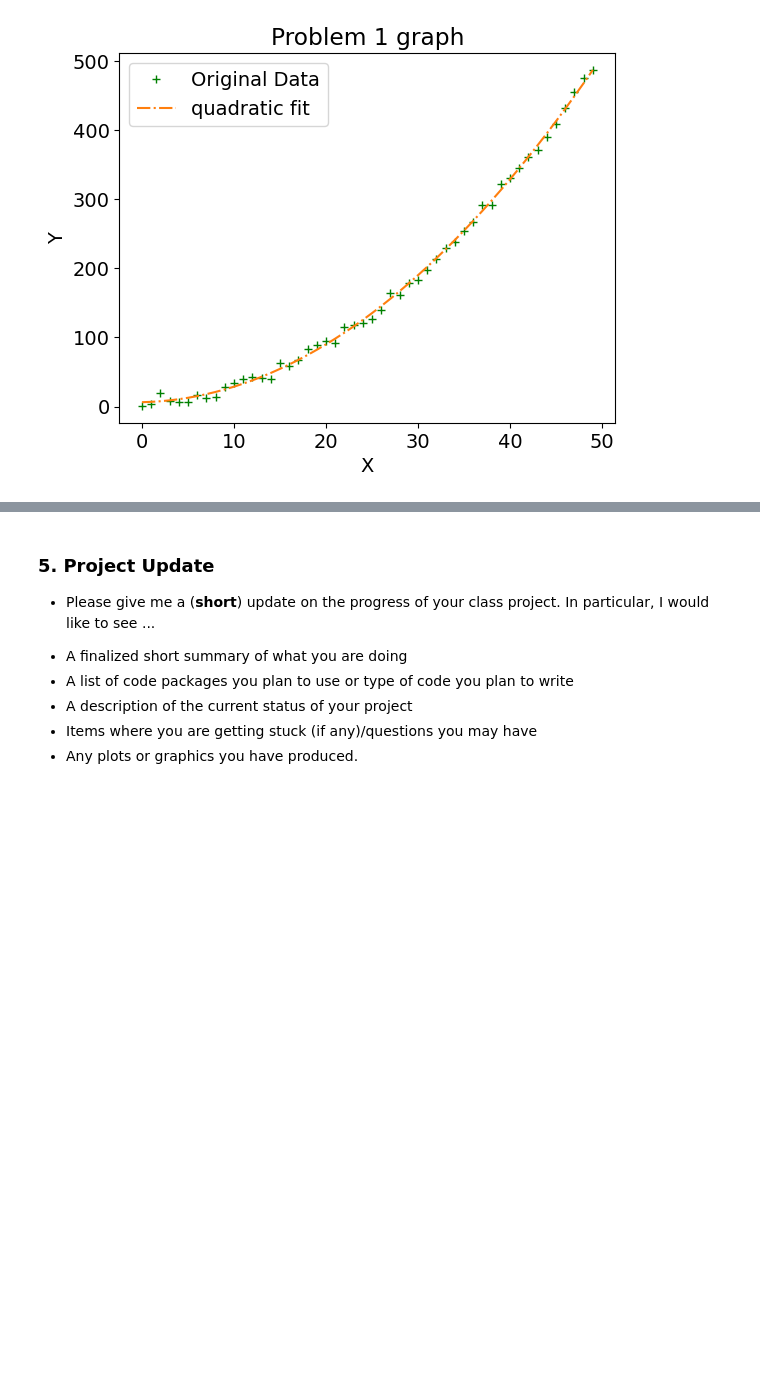
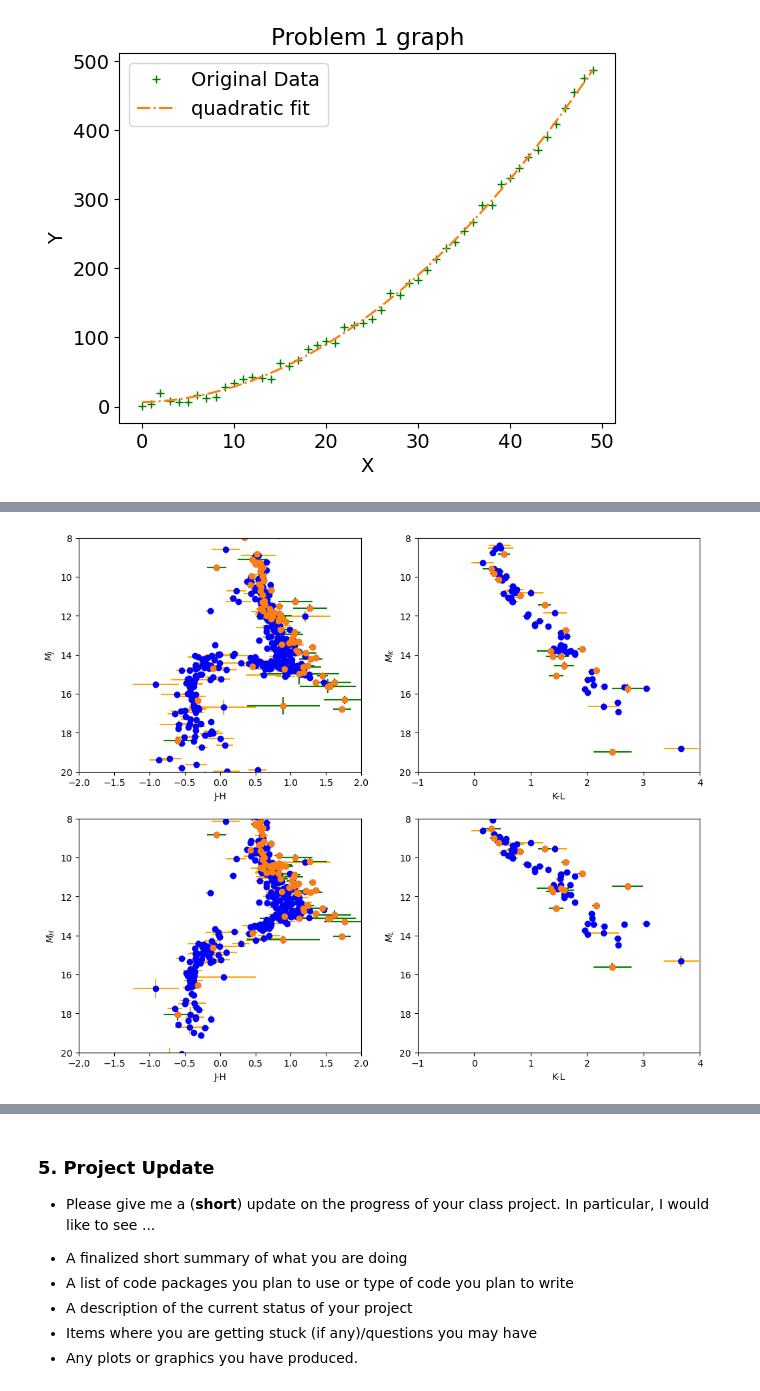
Before and after one commit to astroseandillon/Python-for-data-analysis, a Jupyter notebook: Dillon_Sean_HW_W10.ipynb, the cells around one changed output, grey strips where cells are left out. Drawn from its saved outputs; the diff is of its cells as text; code cells hidden in the pictures; blank space fills up the shorter version.

```diff
--- a/Dillon_Sean_HW_W10.ipynb
+++ b/Dillon_Sean_HW_W10.ipynb
@@ -152,47 +154,86 @@ From the same data as above, produce the following plot (you will have to read i
 # %%
 import numpy as np
 import matplotlib.pyplot as plt
 from matplotlib import rcParams
 rcParams['figure.figsize'] = [12,10]
 from matplotlib.ticker import AutoMinorLocator
 
 def mag_conversion(a, plx):
     m = a - 5*np.log10(1e2/plx)
     return m
 
 comp = np.loadtxt('compilation.txt', dtype='str')
 
 flag = comp[:,4]
 
 lowg=comp[np.where( ( flag == 'lowg') | (flag == 'young') | (flag == 'lowg,young') | (flag == 'ABDor,lowg,young')
               | (flag == 'Argus,lowg,young') | (flag == 'Columba,lowg,young') | (flag == 'TWA,lowg,young')
               | (flag == 'ScoCen,young')
               | (flag == 'TucHor,young') | (flag=='Tuc-Hor,lowg,young') | (flag == 'plx-discrep,lowg') )]
 
 
-lowg_j = lowg[:,27].astype(float)
-lowg_h = lowg[:,30].astype(float)
-lowg_ej = lowg[:,28].astype(float)
-lowg_eh = lowg[:,31].astype(float)
-lowg_plx = lowg[:,8].astype(float)
-lowg_eplx = lowg[:,9].astype(float)
-lowg_mj = mag_conversion(lowg_j, lowg_plx)
-lowg_emj = mag_conversion(lowg_ej, lowg_plx)
+lowg_j = lowg[:,27].astype(float)      #low-g J-band
+lowg_h = lowg[:,30].astype(float)      #low-g H-band
+lowg_k = lowg[:,33].astype(float)      #low-g K-band
+lowg_l = lowg[:,36].astype(float)      #low-g L-band
+lowg_ej = lowg[:,28].astype(float)     #low-g J-band error
+lowg_eh = lowg[:,31].astype(float)     #low-g H-band error
+lowg_ek = lowg[:,34].astype(float)     #low-g K-band error
+lowg_el = lowg[:,37].astype(float)     #low-g L-band error
+lowg_plx = lowg[:,8].astype(float)     #low-g parallax
+lowg_mj = mag_conversion(lowg_j, lowg_plx)          #low-g abs magnitude J-band
+lowg_mh = mag_conversion(lowg_h, lowg_plx)          #low-g abs magnitude H-band
+lowg_mk = mag_conversion(lowg_k, lowg_plx)          #low-g abs magnitude K-band
+lowg_ml = mag_conversion(lowg_l, lowg_plx)          #low-g abs magnitude L-band
+
+all_lowg_mag = np.array((lowg_mj, lowg_mh, lowg_mk, lowg_ml))
+all_lowg_err = np.array((lowg_ej, lowg_eh, lowg_ek, lowg_el))
+lowg_xarr = np.array((lowg_j - lowg_h, lowg_k - lowg_l,lowg_j - lowg_h, lowg_k - lowg_l))
+lowg_xerr = np.array((np.sqrt(lowg_ej**2 + lowg_eh**2), np.sqrt(lowg_ek**2 + lowg_el**2),
+                      np.sqrt(lowg_ej**2 + lowg_eh**2), np.sqrt(lowg_ek**2 + lowg_el**2)))
 
 
-comp_j = comp[:,27].astype(float)
-comp_h = comp[:,30].astype(float)
-comp_ej = comp[:,28].astype(float)
-comp_eh = comp[:,31].astype(float)
-comp_plx = comp[:,8].astype(float)
-comp_eplx = comp[:,9].astype(float)
-comp_mj = mag_conversion(comp_j, comp_plx)
-comp_emj = mag_conversion(comp_ej, comp_plx)
+comp_j = comp[:,27].astype(float)      #total J-band
+comp_h = comp[:,30].astype(float)      #total H-band
+comp_k = comp[:,33].astype(float)      #total K-band
+comp_l = comp[:,36].astype(float)      #total L-band
+comp_ej = comp[:,28].astype(float)     #total J-band error
+comp_eh = comp[:,31].astype(float)     #total H-band error
+comp_ek = comp[:,34].astype(float)     #total K-band error
+comp_el = comp[:,37].astype(float)     #total L-band error
+comp_plx = comp[:,8].astype(float)     #total parallax
+comp_mj = mag_conversion(comp_j, comp_plx)          #total abs magnitude J-band
+comp_mh = mag_conversion(comp_h, comp_plx)          #total abs magnitude H-band
+comp_mk = mag_conversion(comp_k, comp_plx)          #total abs magnitude K-band
+comp_ml = mag_conversion(comp_l, comp_plx)          #total abs magnitude L-band
 
-x = lowg_j - lowg_h
-ex = lowg_ej - lowg_eh
-x1 = comp_j - comp_h
-ex1 = comp_ej - comp_eh
+all_comp_mag = np.array((comp_mj, comp_mh, comp_mk, comp_ml))
+all_comp_err = np.array((comp_ej, comp_eh, comp_ek, comp_el))
+comp_xarr = np.array((comp_j - comp_h, comp_k - comp_l, comp_j - comp_h, comp_k - comp_l))
+comp_xerr = np.array((np.sqrt(comp_ej**2 + comp_eh**2), np.sqrt(comp_ek**2 + comp_el**2),
+                      np.sqrt(comp_ej**2 + comp_eh**2), np.sqrt(comp_ek**2 + comp_el**2)))
+
+xlabs = ['J-H', 'K-L','J-H', 'K-L']
+ylabs = [r'$M_{J}$', r'$M_{K}$', r'$M_{H}$', r'$M_{L}$']
+
+fig, axes = plt.subplots(2,2)
+
+
+for i, ax in enumerate(axes.flat):
+    ax.errorbar(comp_xarr[i],all_comp_mag[i], xerr=comp_xerr[i], yerr=all_comp_err[i],
+    color='blue',marker='o',linestyle='',ecolor='orange')
+    ax.errorbar(lowg_xarr[i],all_lowg_mag[i], xerr=lowg_xerr[i], yerr=all_lowg_err[i],
+    color='tab:orange',marker='o',linestyle='',ecolor='green')
+    ax.set_xlabel(xlabs[i])
+    ax.set_ylabel(ylabs[i])
+    ax.set_ylim(8,20)
+    ax.set_xlim(-2.5,2.5)
+    ax.invert_yaxis()
+
+for j, ax in enumerate([axes[0,1],axes[1,1]]):
+    ax.set_xlim(-1,4)
+# %% [output]
+[figure, added]
 # %% [markdown]
 ### 4. Formatted Error Bar Plots
 
```
Also changed, not shown: parts of 1 cell of this notebook, 1 other file.
